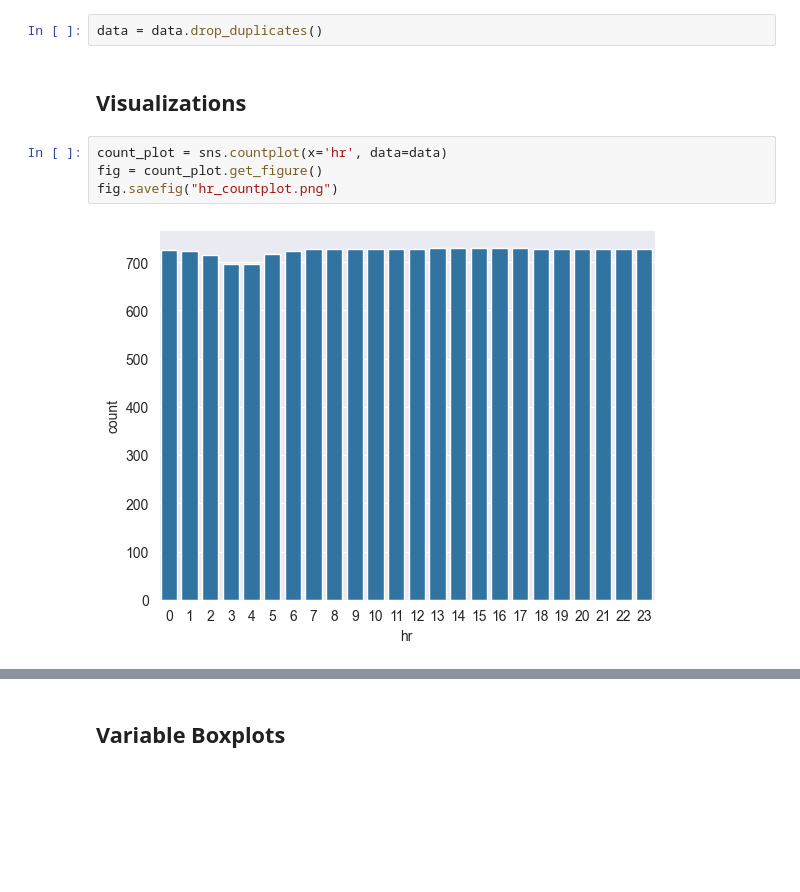
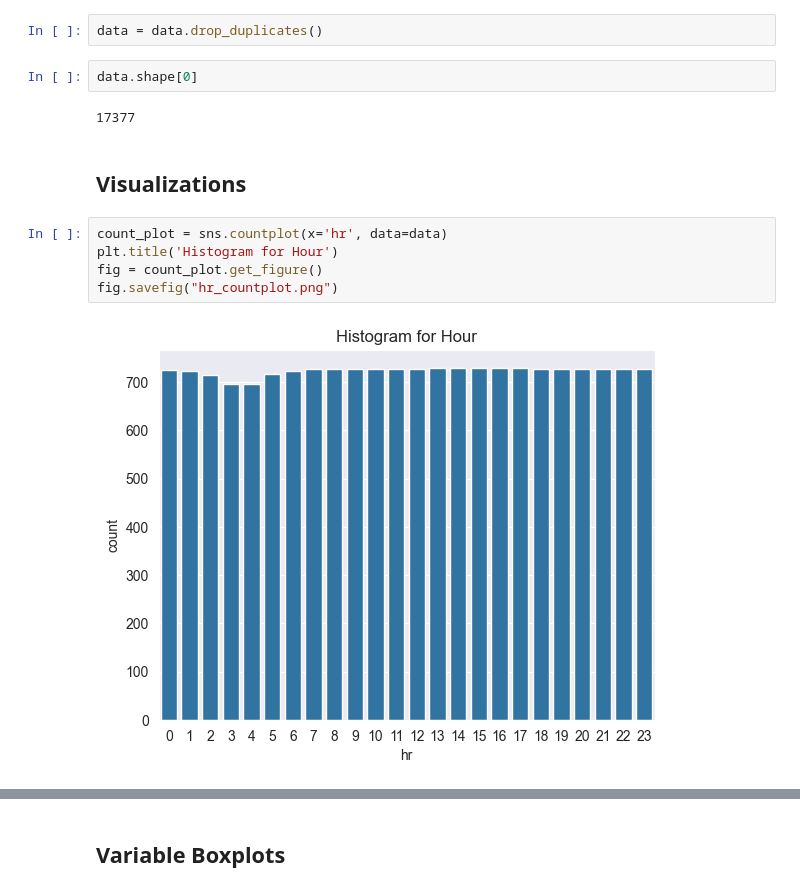
Before and after one commit to Vitalijs-Tickovs/Training_For_Accenture, a Jupyter notebook: Bike_Project/EDA.ipynb, the cells around one changed output, grey strips where cells are left out. Saved outputs shown, nothing was run; the diff lists cells and outputs as text; blank space fills up the shorter version.

```diff
--- a/Bike_Project/EDA.ipynb
+++ b/Bike_Project/EDA.ipynb
@@ -79,13 +79,18 @@ data[data.duplicated()].shape[0]
 2
 # %%
 data = data.drop_duplicates()
+# %%
+data.shape[0]
+# %% [output]
+17377
 # %% [markdown]
 ## Visualizations
 # %%
 count_plot = sns.countplot(x='hr', data=data)
+plt.title('Histogram for Hour')
 fig = count_plot.get_figure()
 fig.savefig("hr_countplot.png")
 # %% [output]
-[figure, old version]
+[figure, new version]
 # %%
 count_plot = sns.countplot(x='workingday', data=data)
```
Also changed, not shown: parts of 14 cells of this notebook, 2 other files.
